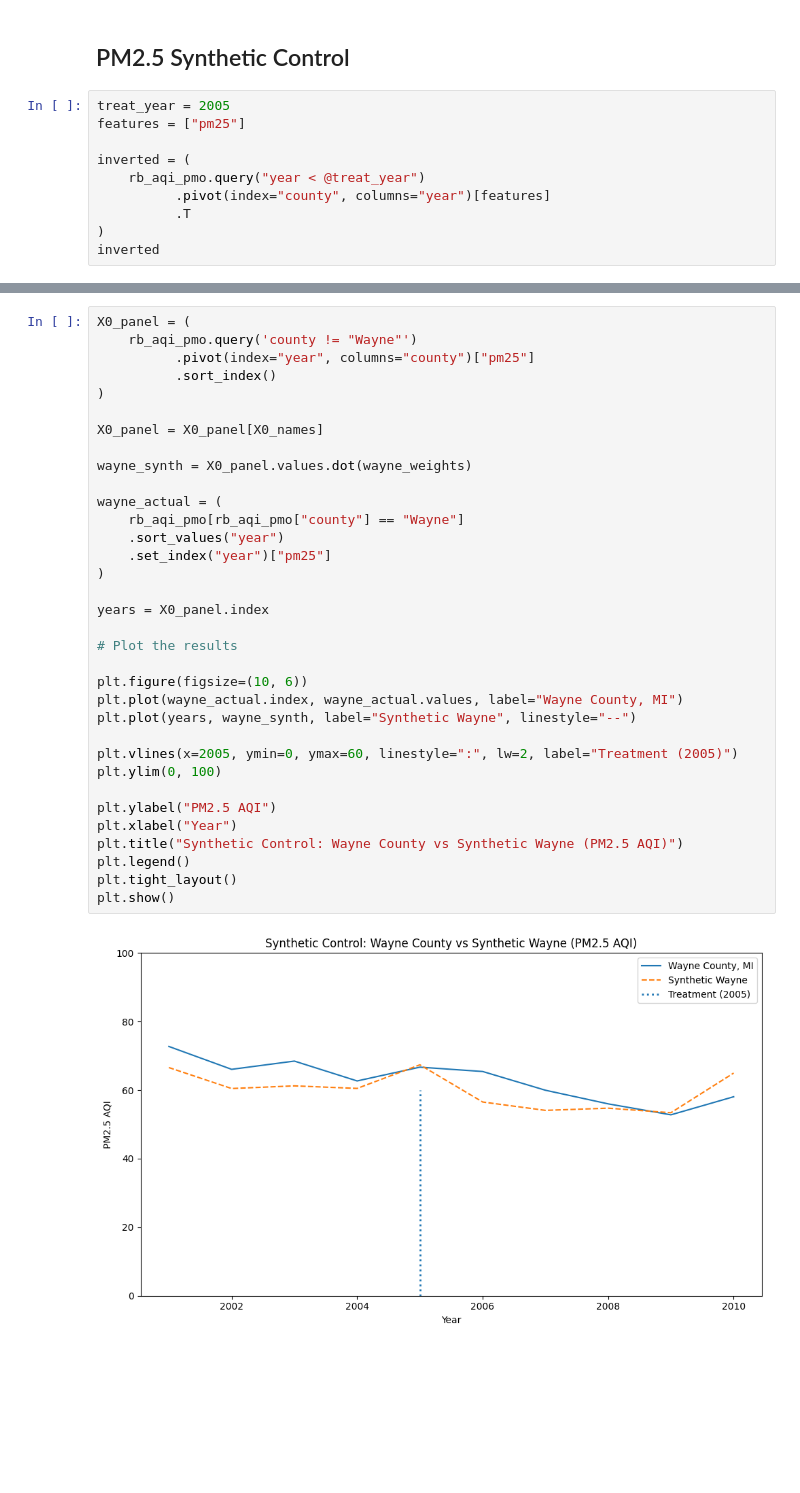
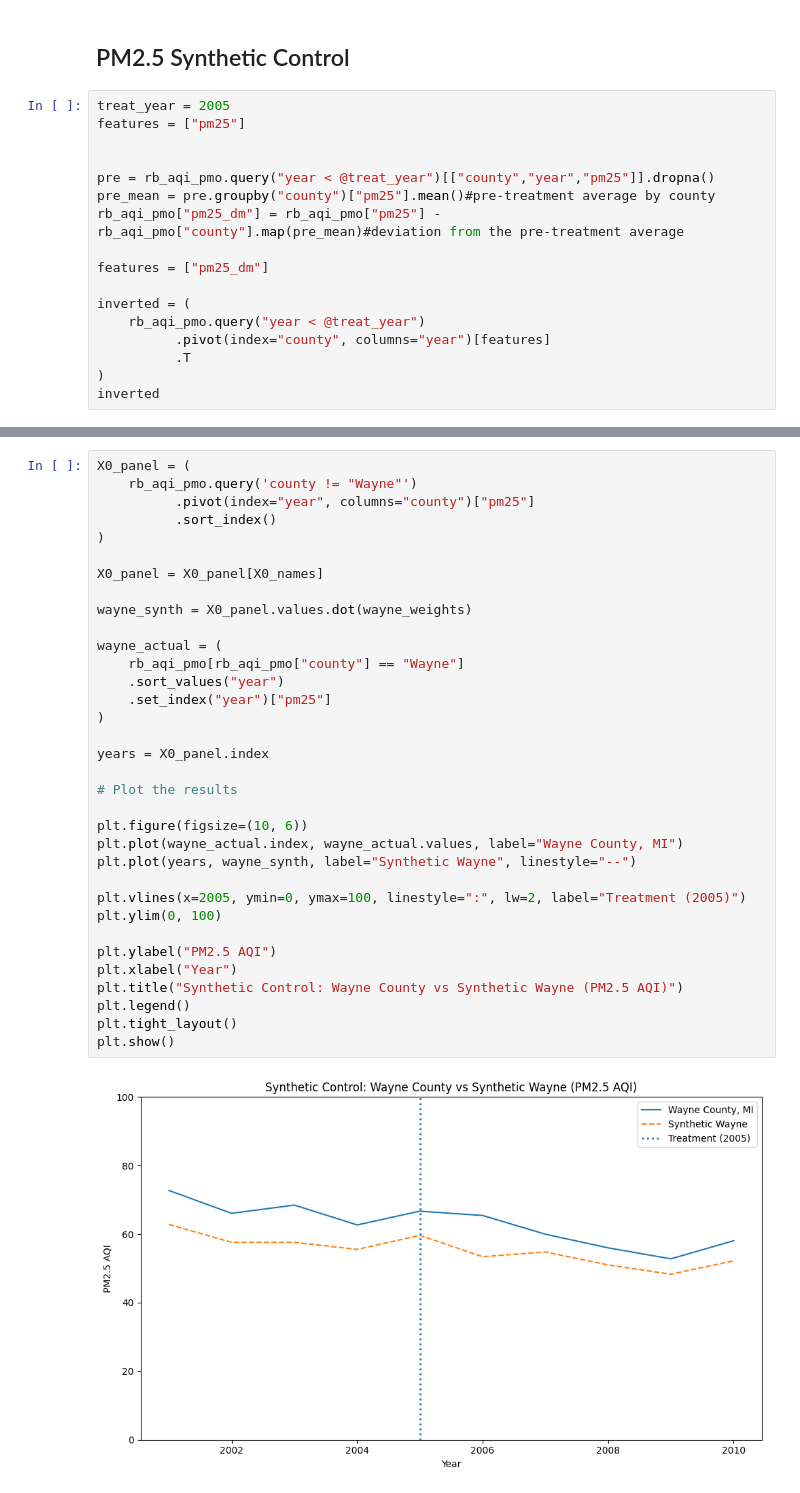
Before and after one commit to wren17/epa_greenbook_project, a Jupyter notebook: aqi_analysis.ipynb, the cells around one changed output, grey strips where cells are left out. Cells and saved outputs as stored; diff of their text form; blank space fills up the shorter version.

```diff
--- a/aqi_analysis.ipynb
+++ b/aqi_analysis.ipynb
@@ -183,6 +171,13 @@ pm25_twfe.iplot(
 # %%
 treat_year = 2005
 features = ["pm25"]
+
+
+pre = rb_aqi_pmo.query("year < @treat_year")[["county","year","pm25"]].dropna()
+pre_mean = pre.groupby("county")["pm25"].mean()#pre-treatment average by county
+rb_aqi_pmo["pm25_dm"] = rb_aqi_pmo["pm25"] - rb_aqi_pmo["county"].map(pre_mean)#deviation from the pre-treatment average
+
+features = ["pm25_dm"]
 
 inverted = (
     rb_aqi_pmo.query("year < @treat_year")
@@ -242,32 +237,32 @@ X0_panel = (
           .sort_index()
 )
 
 X0_panel = X0_panel[X0_names]
 
 wayne_synth = X0_panel.values.dot(wayne_weights)
 
 wayne_actual = (
     rb_aqi_pmo[rb_aqi_pmo["county"] == "Wayne"]
     .sort_values("year")
     .set_index("year")["pm25"]
 )
 
 years = X0_panel.index
 
 # Plot the results
 
 plt.figure(figsize=(10, 6))
 plt.plot(wayne_actual.index, wayne_actual.values, label="Wayne County, MI")
 plt.plot(years, wayne_synth, label="Synthetic Wayne", linestyle="--")
 
-plt.vlines(x=2005, ymin=0, ymax=60, linestyle=":", lw=2, label="Treatment (2005)")
+plt.vlines(x=2005, ymin=0, ymax=100, linestyle=":", lw=2, label="Treatment (2005)")
 plt.ylim(0, 100)
 
 plt.ylabel("PM2.5 AQI")
 plt.xlabel("Year")
 plt.title("Synthetic Control: Wayne County vs Synthetic Wayne (PM2.5 AQI)")
 plt.legend()
 plt.tight_layout()
 plt.show()
 # %% [output]
-[figure, old version]
+[figure, new version]
```
Also changed, not shown: parts of 8 cells of this notebook.
